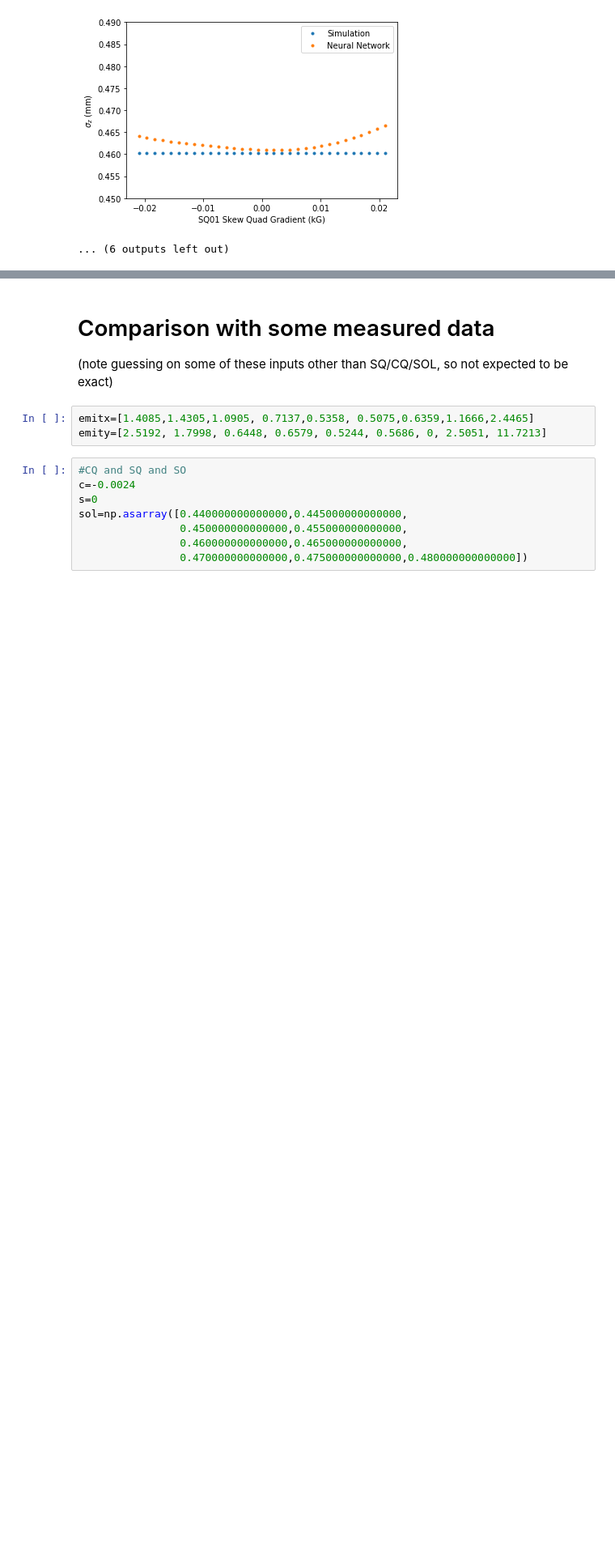
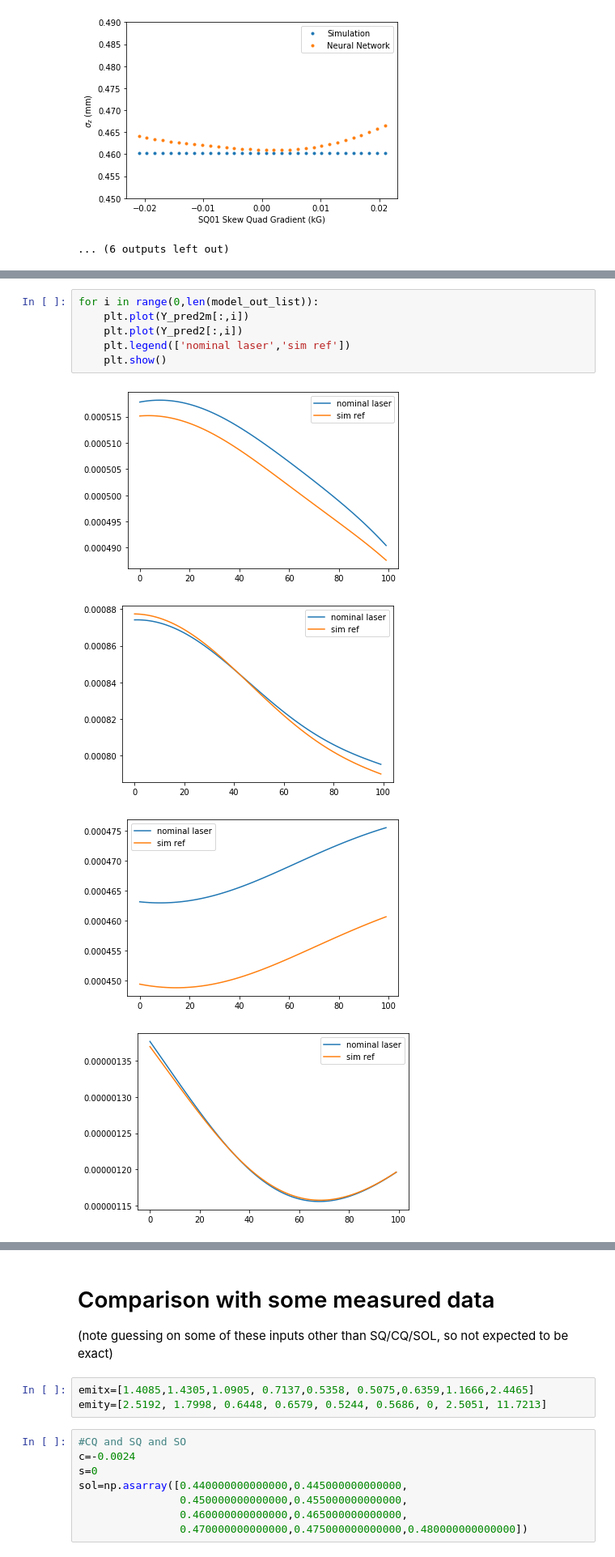
Before and after one commit to singh96aman/lcls_cu_injector_tuning, a Jupyter notebook: models/simple_models/LCLS_Cu_Inj_scalar_beam_size_emit_OTR2.ipynb, the cells around one changed output, grey strips where cells are left out. Shown at 81% size. Cells and saved outputs as stored; diff of their text form; blank space fills up the shorter version.

```diff
--- a/models/simple_models/LCLS_Cu_Inj_scalar_beam_size_emit_OTR2.ipynb
+++ b/models/simple_models/LCLS_Cu_Inj_scalar_beam_size_emit_OTR2.ipynb
@@ -1173,0 +1212,11 @@ SQ01:b1_gradient
+# %%
+for i in range(0,len(model_out_list)):
+    plt.plot(Y_pred2m[:,i])
+    plt.plot(Y_pred2[:,i])
+    plt.legend(['nominal laser','sim ref'])
+    plt.show()
+# %% [output]
+[figure, added]
+[figure, added]
+[figure, added]
+[figure, added]
```
Also changed, not shown: parts of 11 cells of this notebook.
